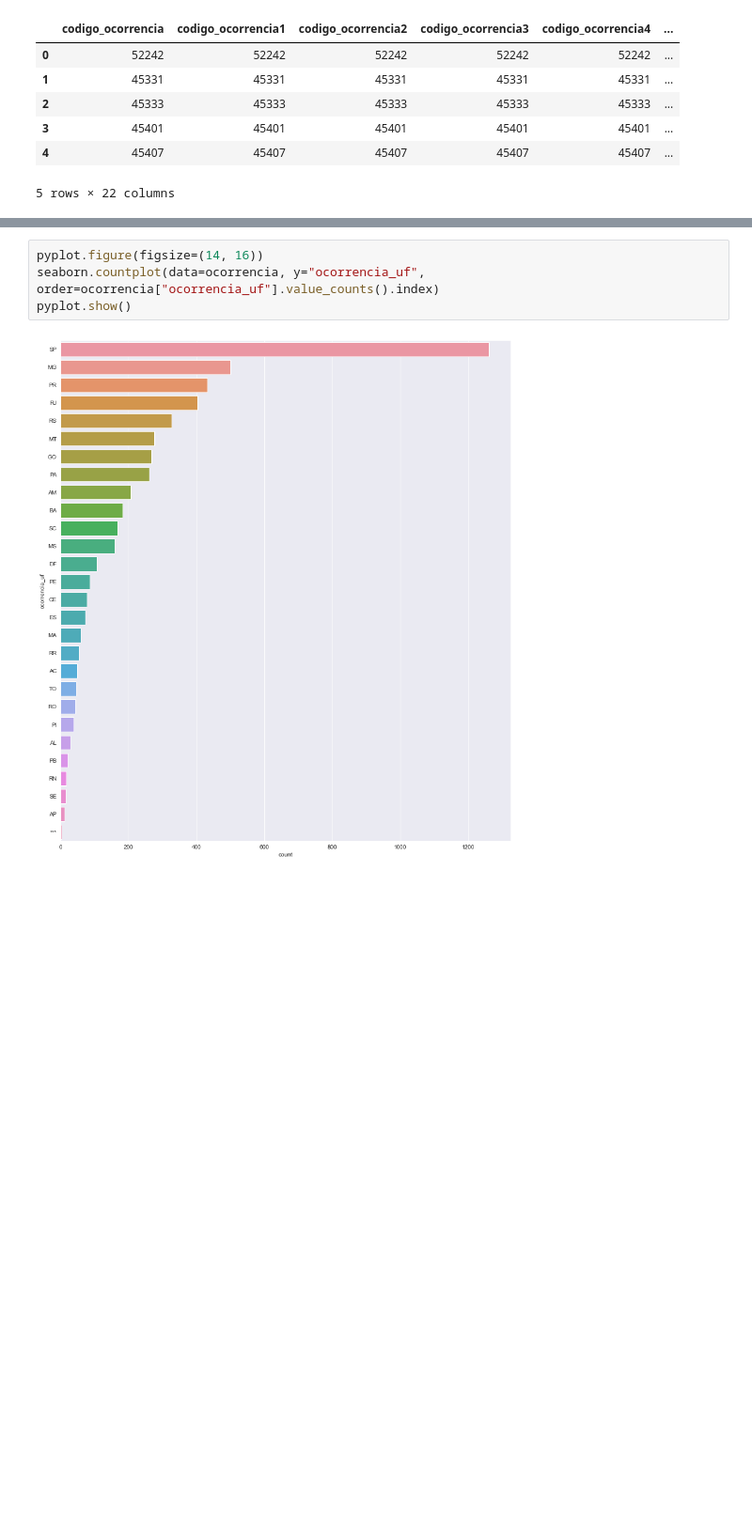
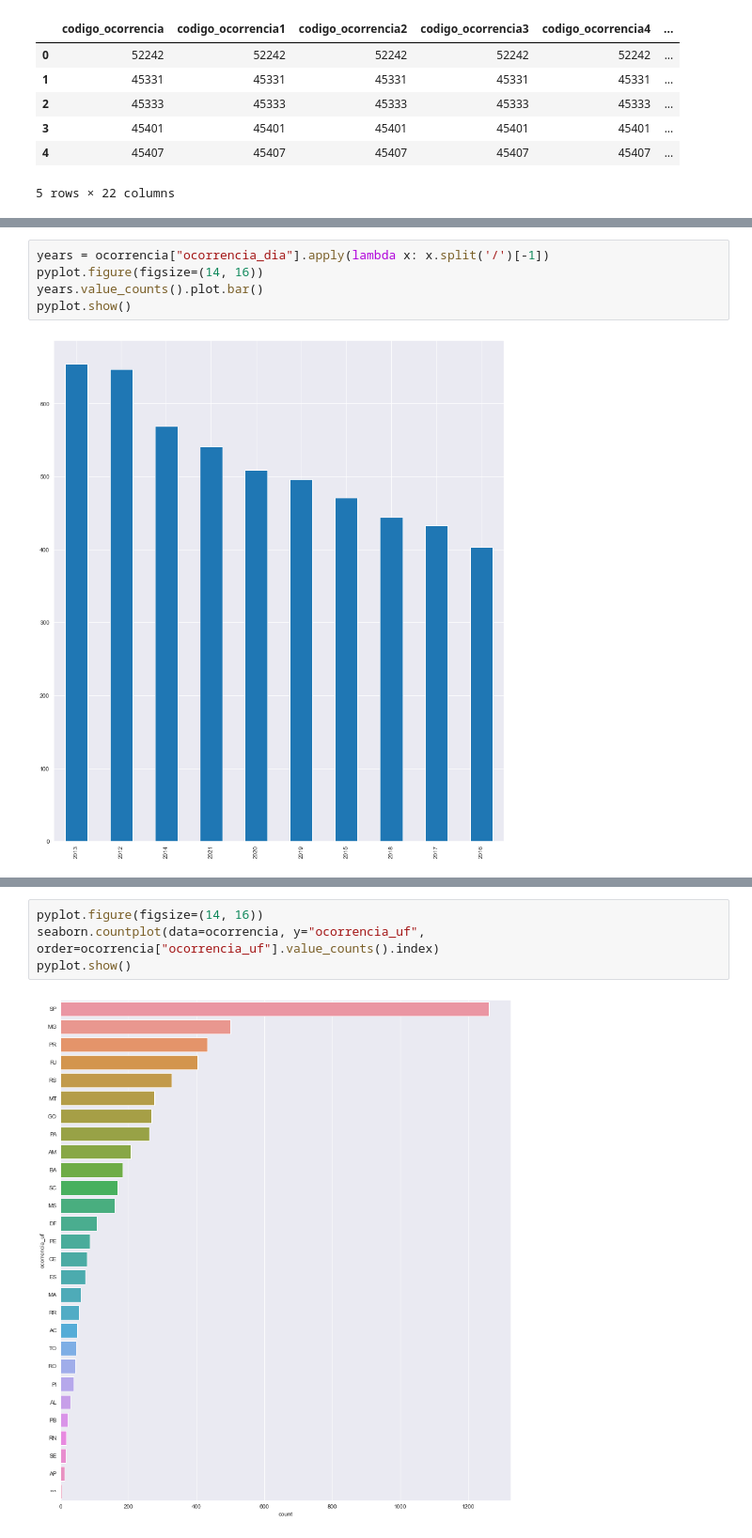
Before and after one commit to otavio-silva/A3Data---Teste-Pr-tico-Cientista-de-Dados-, a Jupyter notebook: notebook.ipynb, the cells around one changed output, grey strips where cells are left out. Shown at 94% size. Saved outputs shown, nothing was run; the diff lists cells and outputs as text; blank space fills up the shorter version.

```diff
--- a/notebook.ipynb
+++ b/notebook.ipynb
@@ -167,0 +180,7 @@ ocorrencia.head()
+# %%
+years = ocorrencia["ocorrencia_dia"].apply(lambda x: x.split('/')[-1])
+pyplot.figure(figsize=(14, 16))
+years.value_counts().plot.bar()
+pyplot.show()
+# %% [output]
+[figure, added]
```
Also changed, not shown: parts of 12 cells of this notebook.
